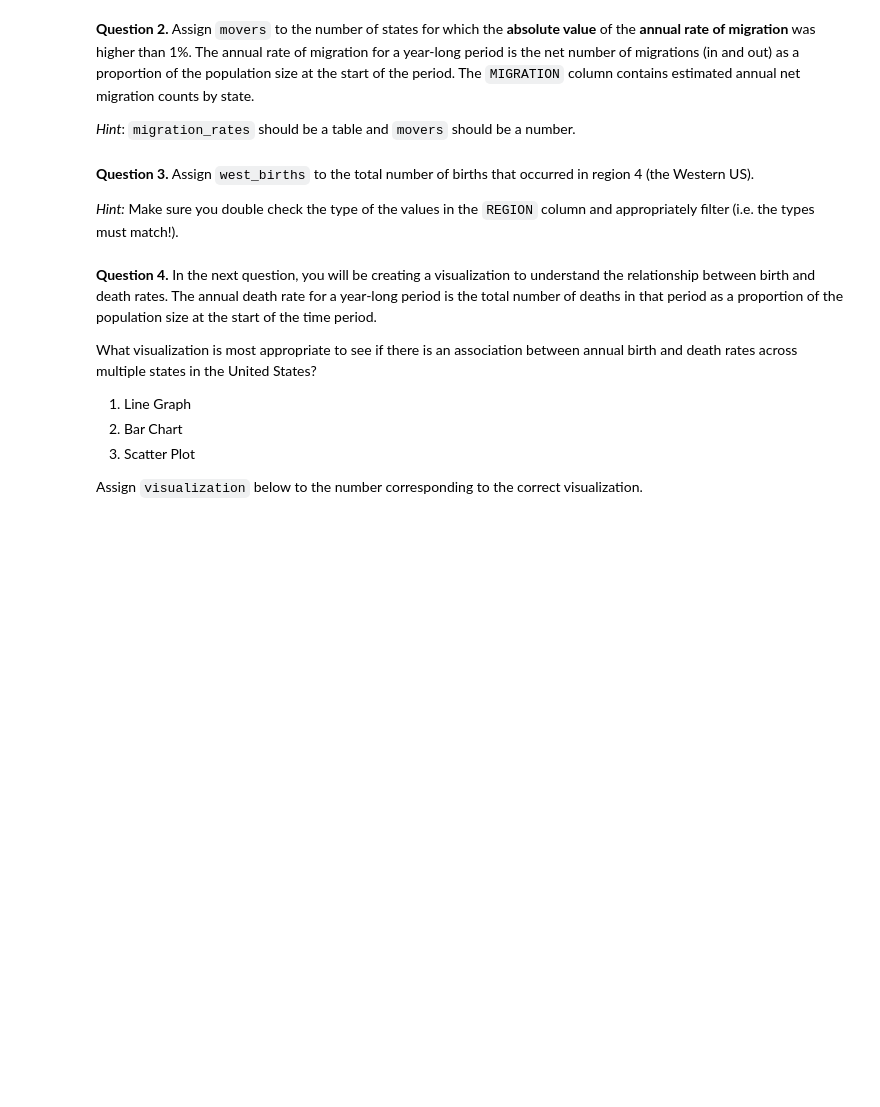
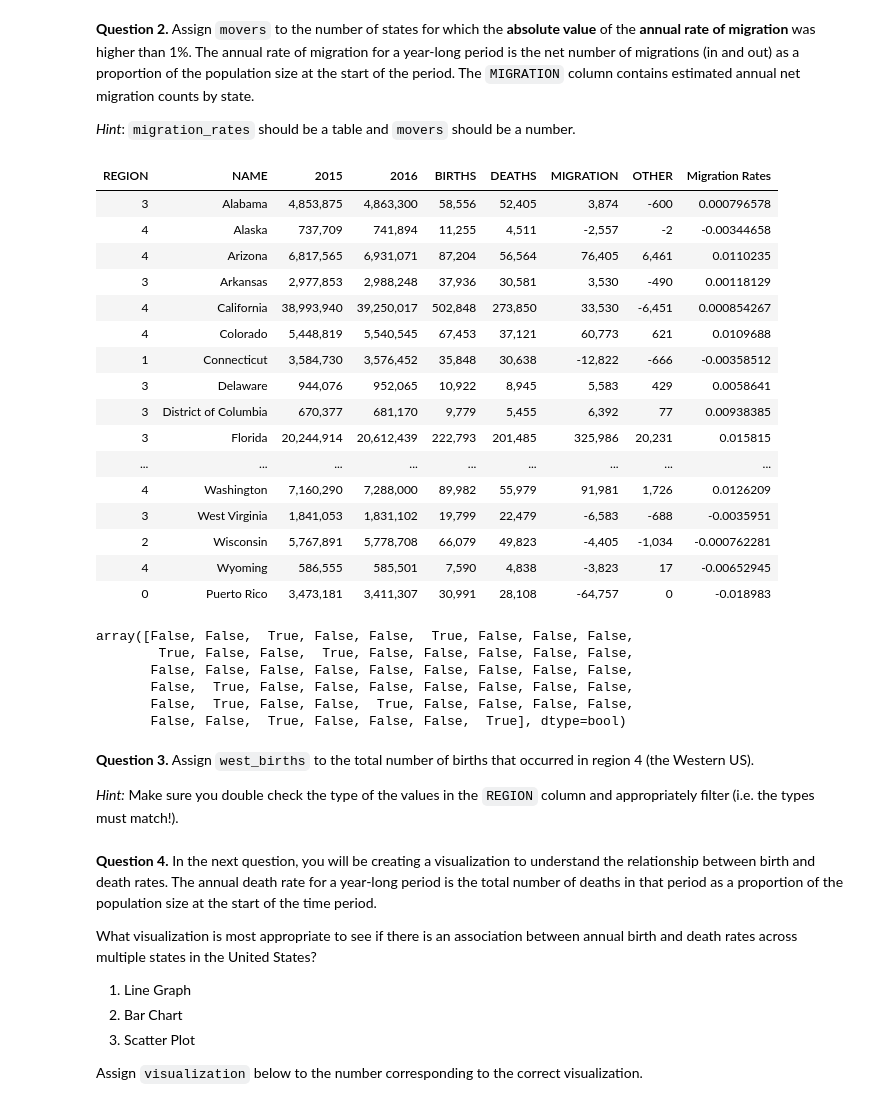
Before and after one commit to kwagoner1/DATA_FALL, a Jupyter notebook: hw03/hw03.ipynb, the cells around one changed output. Saved outputs shown, nothing was run; the diff lists cells and outputs as text; code cells hidden in the pictures; blank space fills up the shorter version.

```diff
--- a/hw03/hw03.ipynb
+++ b/hw03/hw03.ipynb
@@ -144,3 +237,32 @@ movers
+# %%
+migration_rates = pop.with_column('Migration Rates',pop.column('MIGRATION')/pop.column('2016'))
+movers = abs(migration_rates.column("Migration Rates"))>0.01
+migration_rates.show(52)
+movers
+# %% [output]
+| REGION | NAME | 2015 | 2016 | BIRTHS | DEATHS | MIGRATION | OTHER | Migration Rates |
+| 3 | Alabama | 4,853,875 | 4,863,300 | 58,556 | 52,405 | 3,874 | -600 | 0.000796578 |
+| 4 | Alaska | 737,709 | 741,894 | 11,255 | 4,511 | -2,557 | -2 | -0.00344658 |
+| 4 | Arizona | 6,817,565 | 6,931,071 | 87,204 | 56,564 | 76,405 | 6,461 | 0.0110235 |
+| 3 | Arkansas | 2,977,853 | 2,988,248 | 37,936 | 30,581 | 3,530 | -490 | 0.00118129 |
+| 4 | California | 38,993,940 | 39,250,017 | 502,848 | 273,850 | 33,530 | -6,451 | 0.000854267 |
+| 4 | Colorado | 5,448,819 | 5,540,545 | 67,453 | 37,121 | 60,773 | 621 | 0.0109688 |
+| 1 | Connecticut | 3,584,730 | 3,576,452 | 35,848 | 30,638 | -12,822 | -666 | -0.00358512 |
+| 3 | Delaware | 944,076 | 952,065 | 10,922 | 8,945 | 5,583 | 429 | 0.0058641 |
+| 3 | District of Columbia | 670,377 | 681,170 | 9,779 | 5,455 | 6,392 | 77 | 0.00938385 |
+| 3 | Florida | 20,244,914 | 20,612,439 | 222,793 | 201,485 | 325,986 | 20,231 | 0.015815 |
+| ... | ... | ... | ... | ... | ... | ... | ... | ... |
+| 4 | Washington | 7,160,290 | 7,288,000 | 89,982 | 55,979 | 91,981 | 1,726 | 0.0126209 |
+| 3 | West Virginia | 1,841,053 | 1,831,102 | 19,799 | 22,479 | -6,583 | -688 | -0.0035951 |
+| 2 | Wisconsin | 5,767,891 | 5,778,708 | 66,079 | 49,823 | -4,405 | -1,034 | -0.000762281 |
+| 4 | Wyoming | 586,555 | 585,501 | 7,590 | 4,838 | -3,823 | 17 | -0.00652945 |
+| 0 | Puerto Rico | 3,473,181 | 3,411,307 | 30,991 | 28,108 | -64,757 | 0 | -0.018983 |
+array([False, False,  True, False, False,  True, False, False, False,
+        True, False, False,  True, False, False, False, False, False,
+       False, False, False, False, False, False, False, False, False,
+       False,  True, False, False, False, False, False, False, False,
+       False,  True, False, False,  True, False, False, False, False,
+       False, False,  True, False, False, False,  True], dtype=bool)
 # %%
 grader.check("q2_2")
 # %% [markdown]
```
Also changed, not shown: parts of 25 cells of this notebook, 2 other files.
